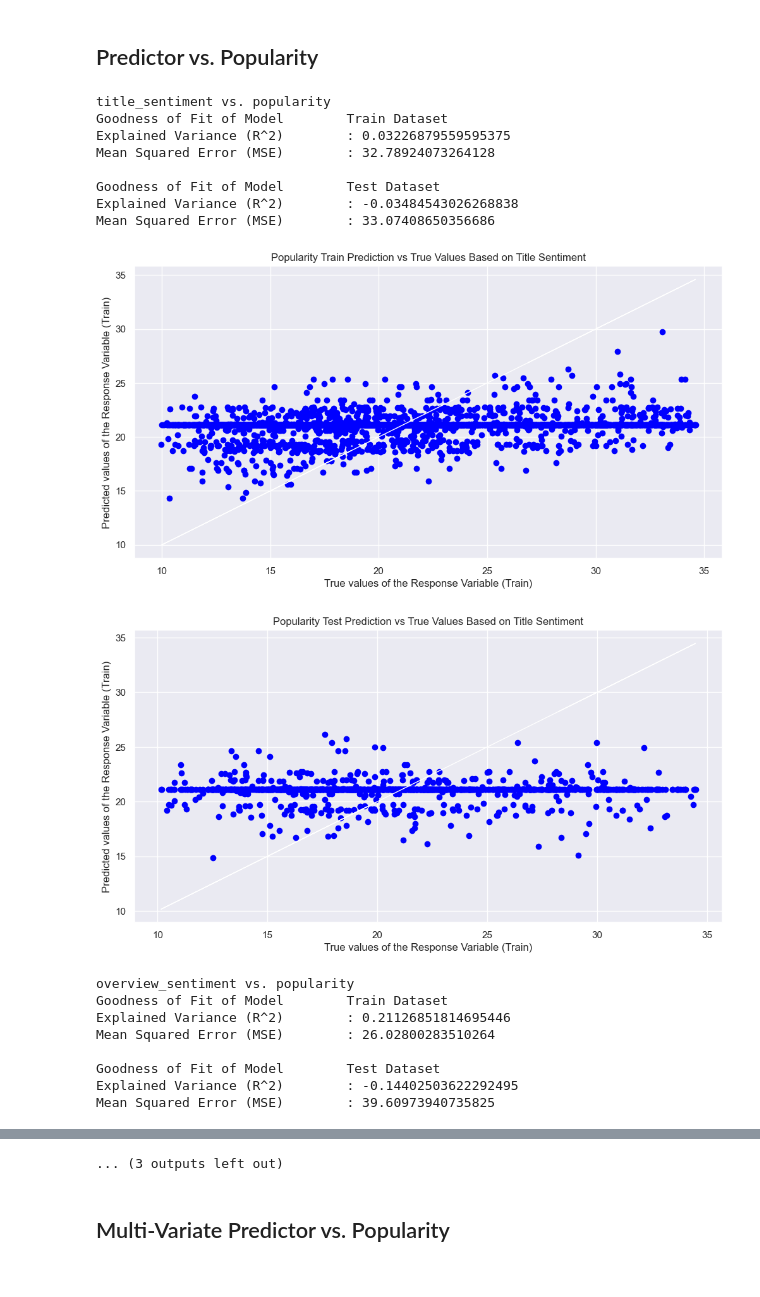
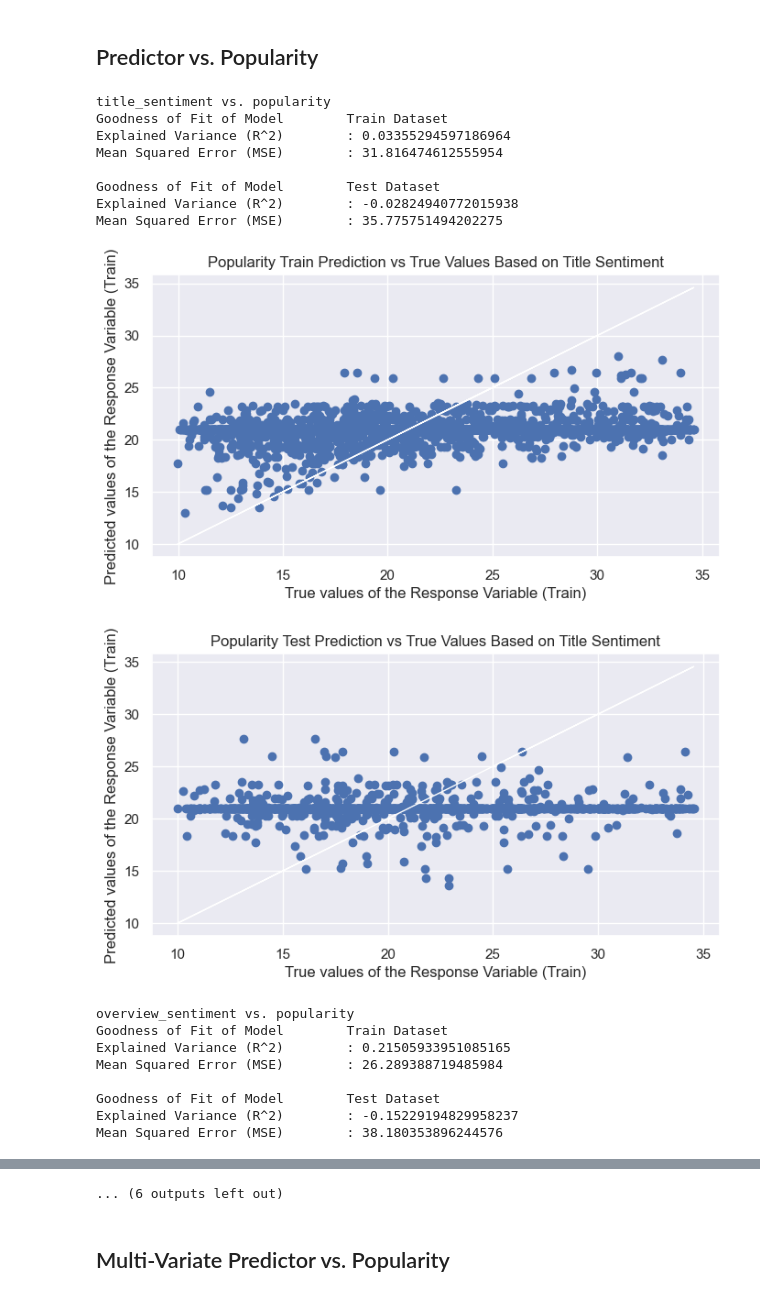
Before and after one commit to ChristopherOka/SC1015-mini-project, a Jupyter notebook: scripts/model.ipynb, the cells around one changed output, grey strips where cells are left out. Saved outputs shown, nothing was run; the diff lists cells and outputs as text; code cells hidden in the pictures.

```diff
--- a/scripts/model.ipynb
+++ b/scripts/model.ipynb
@@ -37,7 +37,8 @@ def performLinearRegression (data, predictor, response):
 
     print('Intercept \t: b = ', b)
     print('Coefficients \t: a = ', a)
-    print('R^2', linreg.score(predictor_train, response_train))
+    print('Train R^2', linreg.score(predictor_train, response_train))
+    print('Test R^2', linreg.score(predictor_test, response_test))
 
     response_train_pred = linreg.predict(predictor_train)
     response_test_pred = linreg.predict(predictor_test)
@@ -105,9 +106,9 @@ def generateConfusionMatrix(response, response_pred, title):
     print(f'False Negative Rate: {false_negative/(false_negative+true_positive)}')
 
 def generatePredictVsTruePlot(response, response_pred, title):
-    plt.figure(figsize=(12, 6))
+    plt.figure(figsize=(8, 4))
     plt.title(title)
-    plt.scatter(response, response_pred, color = "blue")
+    plt.scatter(response, response_pred)
     plt.plot(response, response, 'w-', linewidth = 1)
     plt.xlabel("True values of the Response Variable (Train)")
     plt.ylabel("Predicted values of the Response Variable (Train)")
@@ -342,39 +361,43 @@ Mean Squared Error (MSE)        : 0.6148726802557407
 # %%
 title_sentiment_random_forest = generateRandomForestRegressor(data, "title_sentiment", "popularity", 200, 0)
 generatePredictVsTruePlot(title_sentiment_random_forest['response_train'], title_sentiment_random_forest['response_train_pred'], "Popularity Train Prediction vs True Values Based on Title Sentiment")
 generatePredictVsTruePlot(title_sentiment_random_forest['response_test'], title_sentiment_random_forest['response_test_pred'], "Popularity Test Prediction vs True Values Based on Title Sentiment")
 
 overview_sentiment_random_forest = generateRandomForestRegressor(data, "overview_sentiment", "popularity", 200, 0)
 generatePredictVsTruePlot(overview_sentiment_random_forest['response_train'], overview_sentiment_random_forest['response_train_pred'], "Popularity Train Prediction vs True Values Based on Overview Sentiment")
 generatePredictVsTruePlot(overview_sentiment_random_forest['response_test'], overview_sentiment_random_forest['response_test_pred'], "Popularity Test Prediction vs True Values Based on Overview Sentiment")
 
 title_length_random_forest = generateRandomForestRegressor(data, "title_length", "popularity", 200, 0)
 generatePredictVsTruePlot(title_length_random_forest['response_train'], title_length_random_forest['response_train_pred'], "Popularity Train Prediction vs True Values Based on Title Length")
 generatePredictVsTruePlot(title_length_random_forest['response_test'], title_length_random_forest['response_test_pred'], "Popularity Test Prediction vs True Values Based on Title Length")
 
 num_words_in_title_random_forest = generateRandomForestRegressor(data, "num_words_in_title", "popularity", 200, 0)
 generatePredictVsTruePlot(num_words_in_title_random_forest['response_train'], num_words_in_title_random_forest['response_train_pred'], "Popularity Train Prediction vs True Values Based on Number of Words in Title")
 generatePredictVsTruePlot(num_words_in_title_random_forest['response_test'], num_words_in_title_random_forest['response_test_pred'], "Popularity Test Prediction vs True Values Based on Number of Words in Title")
 
 average_title_word_length_random_forest = generateRandomForestRegressor(data, "average_title_word_length", "popularity", 200, 0)
 generatePredictVsTruePlot(average_title_word_length_random_forest['response_train'], average_title_word_length_random_forest['response_train_pred'], "Popularity Train Prediction vs True Values Based on Average Title Word Length")
 generatePredictVsTruePlot(average_title_word_length_random_forest['response_test'], average_title_word_length_random_forest['response_test_pred'], "Popularity Test Prediction vs True Values Based on Average Title Word Length")
+
+made_up_word_count_random_forest = generateRandomForestRegressor(data, "made_up_word_count", "popularity", 200, 0)
+generatePredictVsTruePlot(made_up_word_count_random_forest['response_train'], made_up_word_count_random_forest['response_train_pred'], "Popularity Train Prediction vs True Values Based on Made Up Word Count")
+generatePredictVsTruePlot(made_up_word_count_random_forest['response_test'], made_up_word_count_random_forest['response_test_pred'], "Popularity Test Prediction vs True Values Based on Made Up Word Count")
 # %% [output]
 title_sentiment vs. popularity
 Goodness of Fit of Model        Train Dataset
-Explained Variance (R^2)        : 0.03226879559595375
-Mean Squared Error (MSE)        : 32.78924073264128
+Explained Variance (R^2)        : 0.03355294597186964
+Mean Squared Error (MSE)        : 31.816474612555954
 
 Goodness of Fit of Model        Test Dataset
-Explained Variance (R^2)        : -0.03484543026268838
-Mean Squared Error (MSE)        : 33.07408650356686
+Explained Variance (R^2)        : -0.02824940772015938
+Mean Squared Error (MSE)        : 35.775751494202275
-[figure, old version]
+[figure, new version]
-[figure, old version]
+[figure, new version]
 overview_sentiment vs. popularity
 Goodness of Fit of Model        Train Dataset
-Explained Variance (R^2)        : 0.21126851814695446
-Mean Squared Error (MSE)        : 26.02800283510264
+Explained Variance (R^2)        : 0.21505933951085165
+Mean Squared Error (MSE)        : 26.289388719485984
 
 Goodness of Fit of Model        Test Dataset
-Explained Variance (R^2)        : -0.14402503622292495
-Mean Squared Error (MSE)        : 39.60973940735825
+Explained Variance (R^2)        : -0.15229194829958237
+Mean Squared Error (MSE)        : 38.180353896244576
@@ -403,4 +426,4 @@ Mean Squared Error (MSE)        : 32.308873297316126
-... (3 outputs left out)
+... (6 outputs left out)
 # %% [markdown]
 ## Multi-Variate Predictor vs. Popularity
 # %%
```
Also changed, not shown: parts of 15 cells of this notebook.
